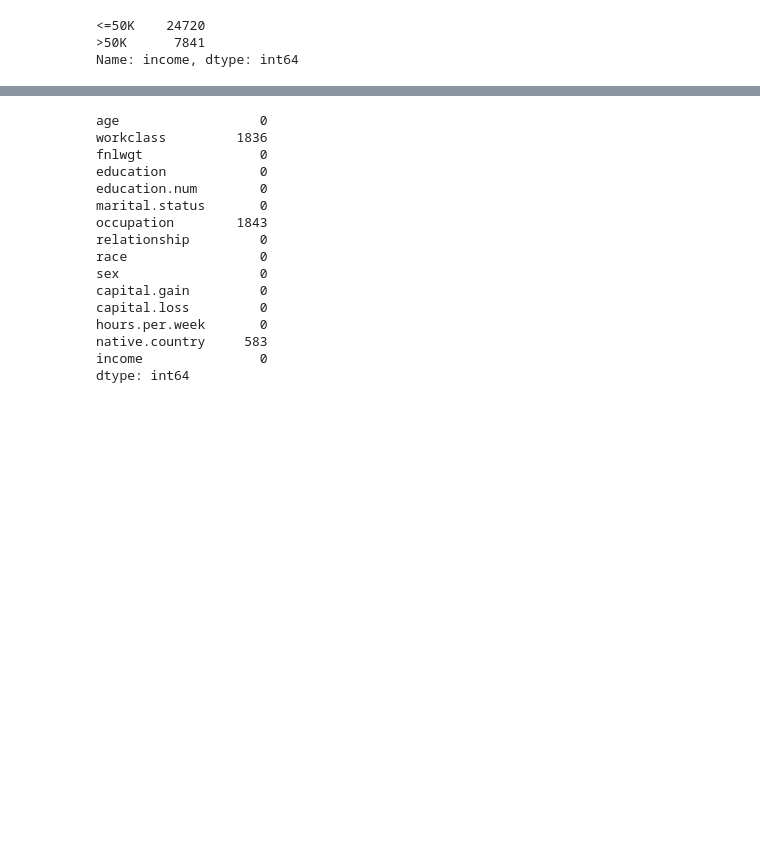
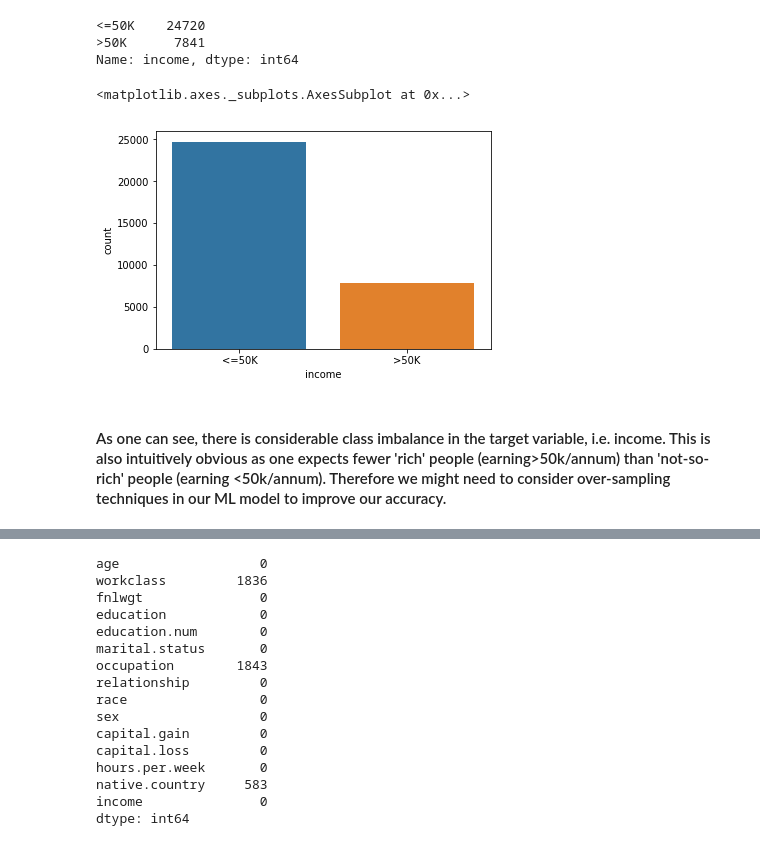
Before and after one commit to dsanyal/Kaggle, a Jupyter notebook: model_kaggle.ipynb, the cells around one changed output, grey strips where cells are left out. Saved outputs shown, nothing was run; the diff lists cells and outputs as text; code cells hidden in the pictures; blank space fills up the shorter version.

```diff
--- a/model_kaggle.ipynb
+++ b/model_kaggle.ipynb
@@ -65,6 +65,13 @@ data['income'].value_counts()    # Is the target variable skewed?
 <=50K    24720
 >50K      7841
 Name: income, dtype: int64
+# %%
+sns.countplot(data['income'])
+# %% [output]
+<matplotlib.axes._subplots.AxesSubplot at 0x...>
+[figure, added]
+# %% [markdown]
+#### As one can see, there is considerable class imbalance in the target variable, i.e. income. This is also intuitively obvious as one expects fewer 'rich' people (earning>50k/annum) than 'not-so-rich' people (earning <50k/annum). Therefore we might need to consider over-sampling techniques in our ML model to improve our accuracy.
 # %%
 data.select_dtypes(exclude=[np.number]).head()
 # %% [output]
```
Also changed, not shown: parts of 18 cells of this notebook.
